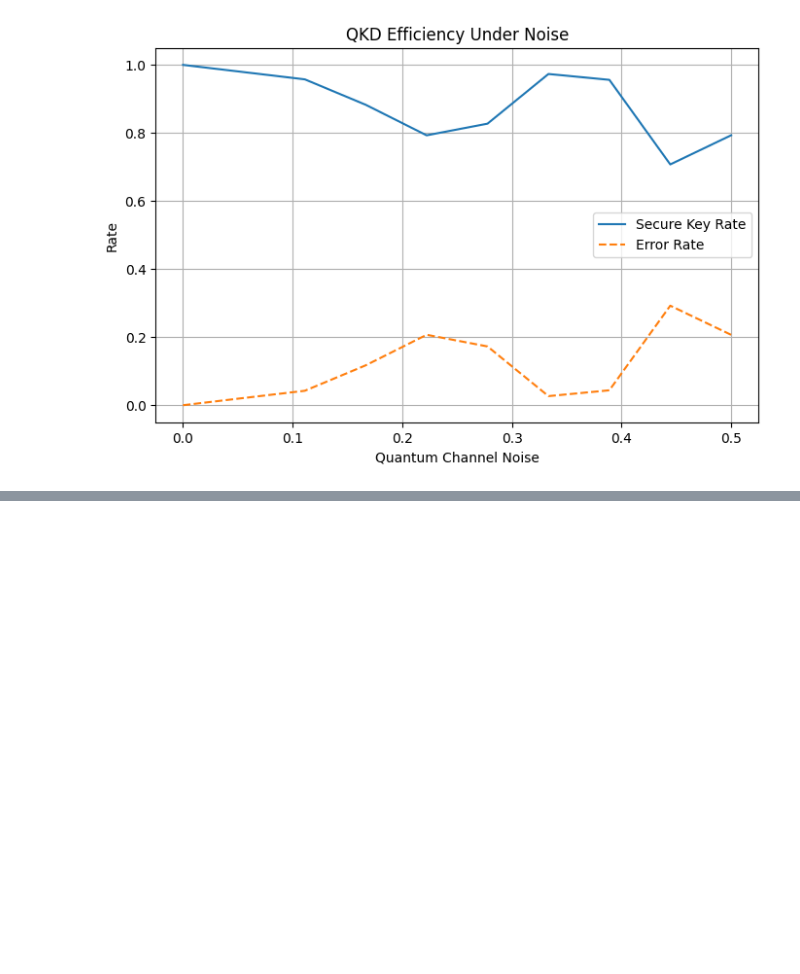
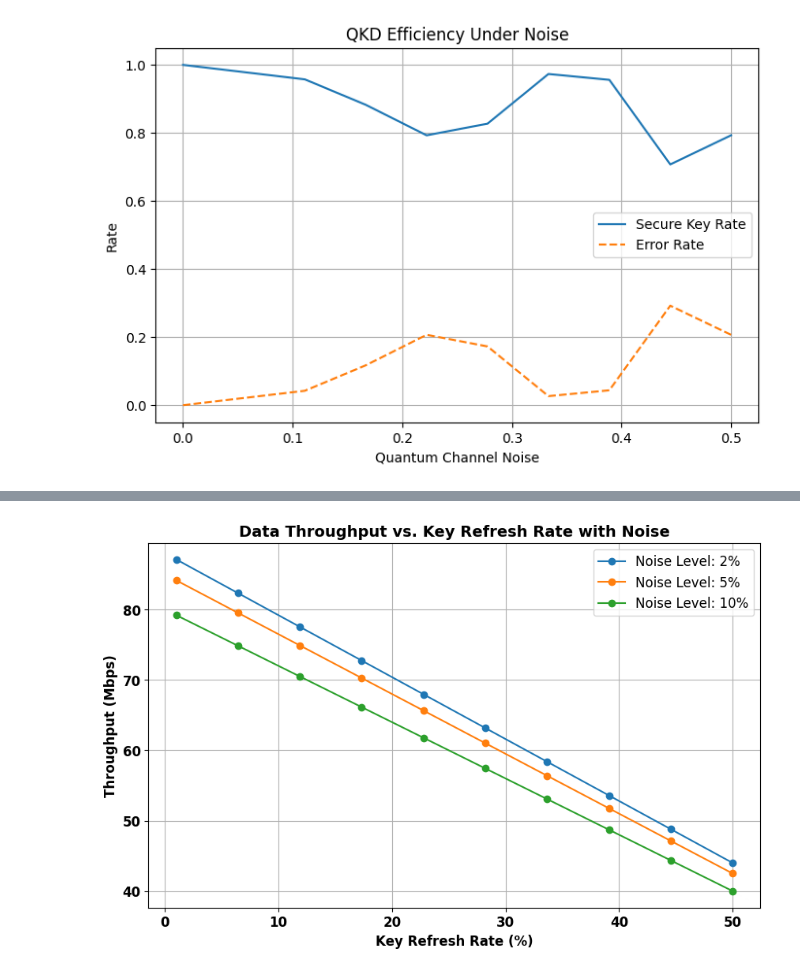
Before and after one commit to c0llinx/quantum-safe-cryptography, a Jupyter notebook: KICS-WINTER-2025/qkd-pi.ipynb, the cells around one changed output, grey strips where cells are left out. Cells and saved outputs as stored; diff of their text form; code cells hidden in the pictures; blank space fills up the shorter version.

Commit message:
Data throughput

```diff
--- a/KICS-WINTER-2025/qkd-pi.ipynb
+++ b/KICS-WINTER-2025/qkd-pi.ipynb
@@ -77,0 +121,34 @@ plt.show()
+# %%
+import numpy as np
+import matplotlib.pyplot as plt
+
+# Simulate throughput considering encryption overhead and channel noise
+def throughput_simulation(refresh_rate, noise_level=0.05):
+    base_throughput = 100  # Mbps
+    encryption_overhead = 10  # Overhead for QKD-secured encryption in Mbps
+    noise_penalty = noise_level * base_throughput  # Penalty due to channel noise
+    effective_throughput = base_throughput - encryption_overhead - noise_penalty
+    return effective_throughput * (1 - refresh_rate / 100)
+
+# Parameters
+refresh_rates = np.linspace(1, 50, 10)  # Key refresh rates in %
+noise_levels = [0.02, 0.05, 0.1]  # Different noise levels for comparison
+
+# Calculate throughputs for each noise level
+throughputs_by_noise = {noise: [throughput_simulation(r, noise) for r in refresh_rates] for noise in noise_levels}
+
+# Plotting the results
+plt.figure(figsize=(10, 6))
+for noise, throughputs in throughputs_by_noise.items():
+    plt.plot(refresh_rates, throughputs, label=f"Noise Level: {noise * 100:.0f}%", marker='o')
+
+plt.xlabel("Key Refresh Rate (%)", fontsize=12, fontweight='bold')
+plt.ylabel("Throughput (Mbps)", fontsize=12, fontweight='bold')
+plt.xticks(fontsize=12, fontweight='bold')
+plt.yticks(fontsize=12, fontweight='bold')
+plt.title("Data Throughput vs. Key Refresh Rate with Noise", fontsize=14, fontweight='bold')
+plt.legend(fontsize=12)
+plt.grid()
+plt.show()
+# %% [output]
+[figure, added]
```
Also changed, not shown: parts of 2 cells of this notebook, 2 other files.
